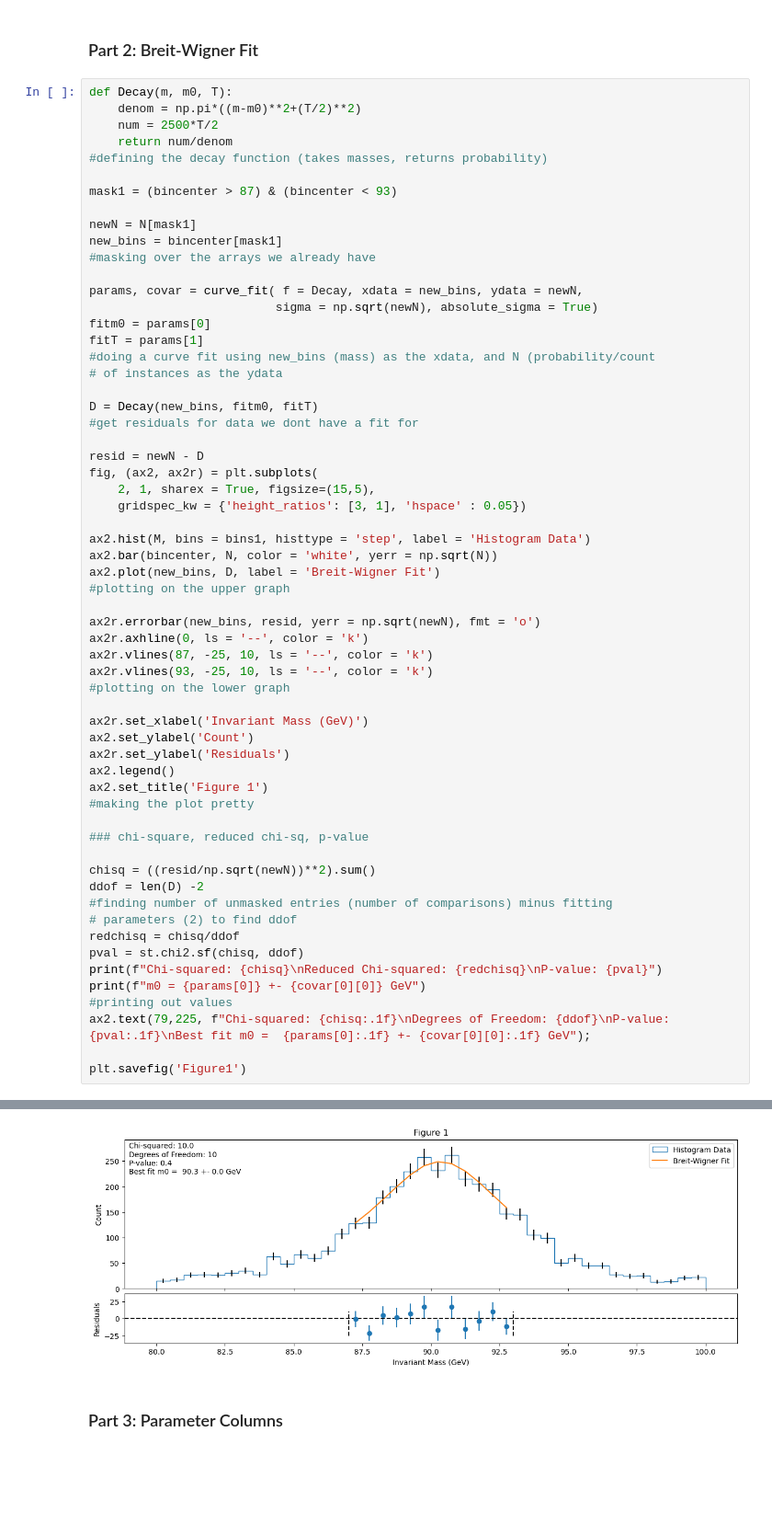
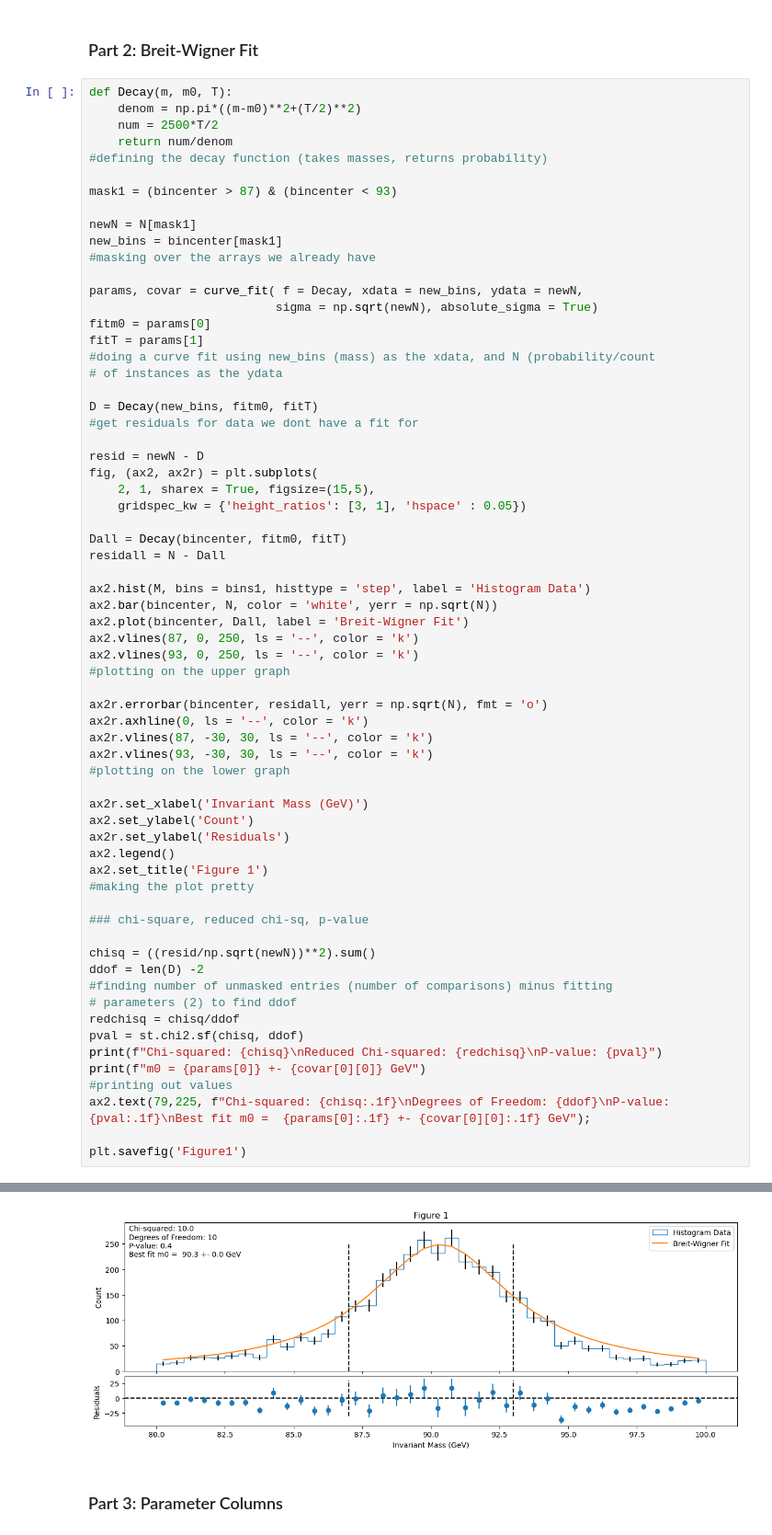
Before and after one commit to rickertm322/PHYS265-spring25, a Jupyter notebook: Lab3/Lab3.ipynb, the cells around one changed output, grey strips where cells are left out. Shown at 92% size. Saved outputs shown, nothing was run; the diff lists cells and outputs as text; blank space fills up the shorter version.

Commit message:
Added lab report, altered figure 1 slightly

```diff
--- a/Lab3/Lab3.ipynb
+++ b/Lab3/Lab3.ipynb
@@ -100,44 +100,49 @@ fig, (ax2, ax2r) = plt.subplots(
     2, 1, sharex = True, figsize=(15,5),
     gridspec_kw = {'height_ratios': [3, 1], 'hspace' : 0.05})
 
+Dall = Decay(bincenter, fitm0, fitT)
+residall = N - Dall
+
 ax2.hist(M, bins = bins1, histtype = 'step', label = 'Histogram Data')
 ax2.bar(bincenter, N, color = 'white', yerr = np.sqrt(N))
-ax2.plot(new_bins, D, label = 'Breit-Wigner Fit')
+ax2.plot(bincenter, Dall, label = 'Breit-Wigner Fit')
+ax2.vlines(87, 0, 250, ls = '--', color = 'k')
+ax2.vlines(93, 0, 250, ls = '--', color = 'k')
 #plotting on the upper graph
 
-ax2r.errorbar(new_bins, resid, yerr = np.sqrt(newN), fmt = 'o')
+ax2r.errorbar(bincenter, residall, yerr = np.sqrt(N), fmt = 'o')
 ax2r.axhline(0, ls = '--', color = 'k')
-ax2r.vlines(87, -25, 10, ls = '--', color = 'k')
-ax2r.vlines(93, -25, 10, ls = '--', color = 'k')
+ax2r.vlines(87, -30, 30, ls = '--', color = 'k')
+ax2r.vlines(93, -30, 30, ls = '--', color = 'k')
 #plotting on the lower graph
 
 ax2r.set_xlabel('Invariant Mass (GeV)')
 ax2.set_ylabel('Count')
 ax2r.set_ylabel('Residuals')
 ax2.legend()
 ax2.set_title('Figure 1')
 #making the plot pretty
 
 ### chi-square, reduced chi-sq, p-value
 
 chisq = ((resid/np.sqrt(newN))**2).sum()
 ddof = len(D) -2
 #finding number of unmasked entries (number of comparisons) minus fitting
 # parameters (2) to find ddof
 redchisq = chisq/ddof
 pval = st.chi2.sf(chisq, ddof)
 print(f"Chi-squared: {chisq}\nReduced Chi-squared: {redchisq}\nP-value: {pval}")
 print(f"m0 = {params[0]} +- {covar[0][0]} GeV")
 #printing out values
 ax2.text(79,225, f"Chi-squared: {chisq:.1f}\nDegrees of Freedom: {ddof}\nP-value: {pval:.1f}\nBest fit m0 =  {params[0]:.1f} +- {covar[0][0]:.1f} GeV");
 
 plt.savefig('Figure1')
 # %% [output]
 Chi-squared: 9.985097164263708
 Reduced Chi-squared: 0.9985097164263708
 P-value: 0.441801738562729
 m0 = 90.34080586028303 +- 0.008745022883629956 GeV
-[figure, old version]
+[figure, new version]
 # %% [markdown]
 ### Part 3: Parameter Columns
 # %%
```
Also changed, not shown: 2 other files.
